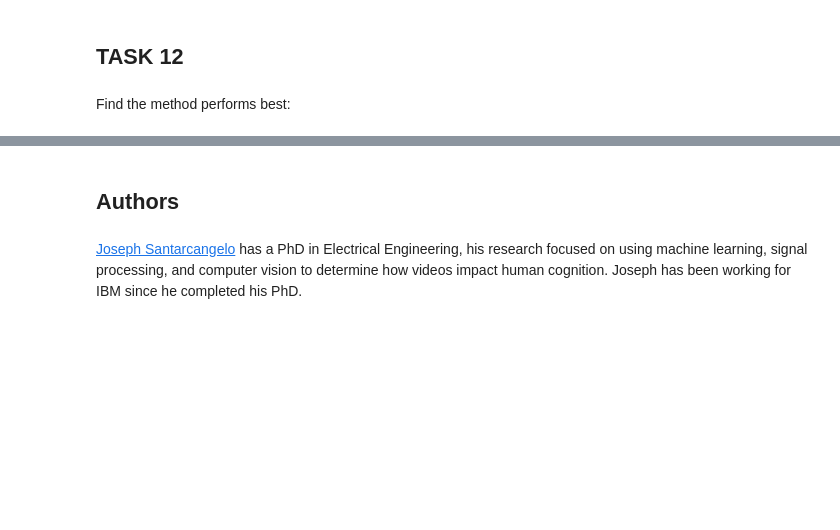
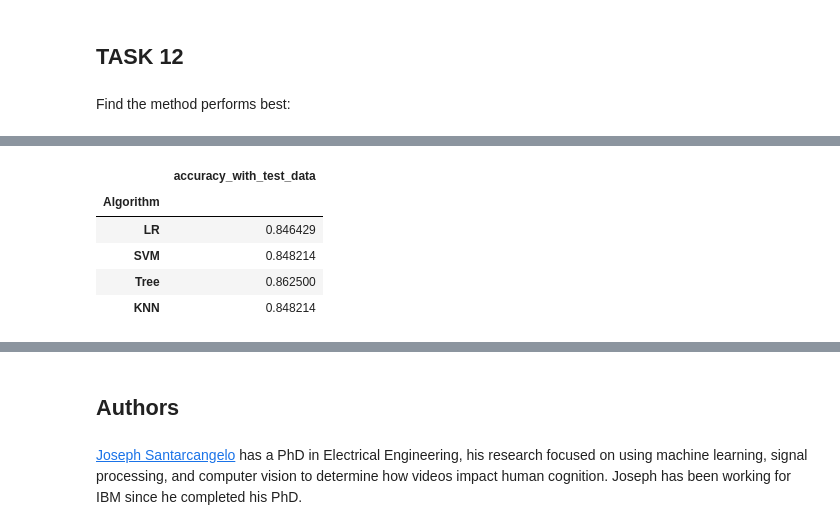
Before and after one commit to alfbararr/testrepo, a Jupyter notebook: Machine Learning Prediction.ipynb, the cells around one changed output, grey strips where cells are left out. Cells and saved outputs as stored; diff of their text form; code cells hidden in the pictures; blank space fills up the shorter version.

```diff
--- a/Machine Learning Prediction.ipynb
+++ b/Machine Learning Prediction.ipynb
@@ -351,0 +359,12 @@ BM_df
+# %%
+all_rows2 = [[logreg_cv.best_score_], [svm_cv.best_score_],[tree_cv.best_score_],[knn_cv.best_score_]]
+BM_df2 = pd.DataFrame(all_rows2,columns=['accuracy_with_test_data'],index=['LR','SVM','Tree','KNN'])
+BM_df2.index.name='Algorithm'
+BM_df2
+# %% [output]
+|  | accuracy_with_test_data |
+| Algorithm |  |
+| LR | 0.846429 |
+| SVM | 0.848214 |
+| Tree | 0.862500 |
+| KNN | 0.848214 |
```
Also changed, not shown: parts of 7 cells of this notebook.
